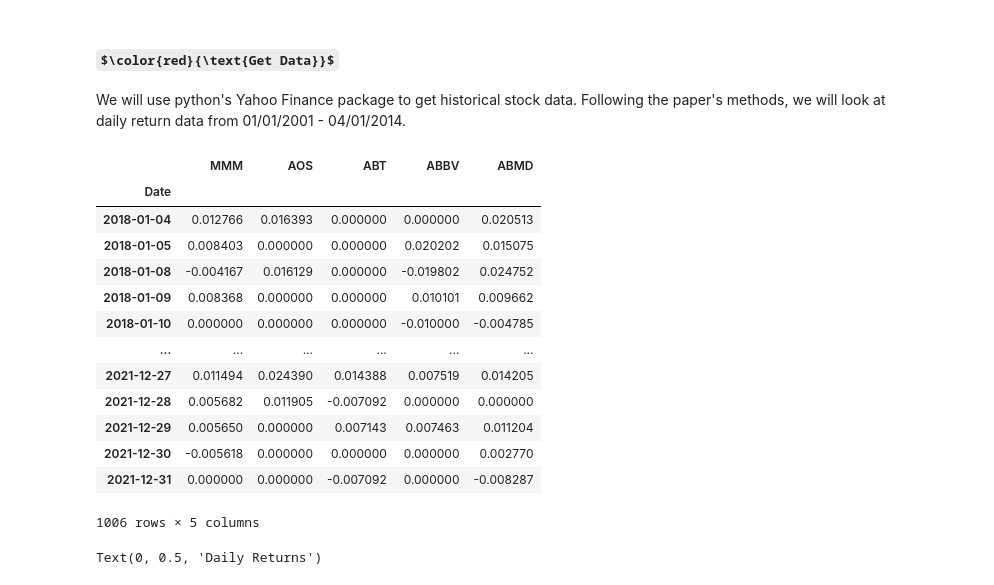
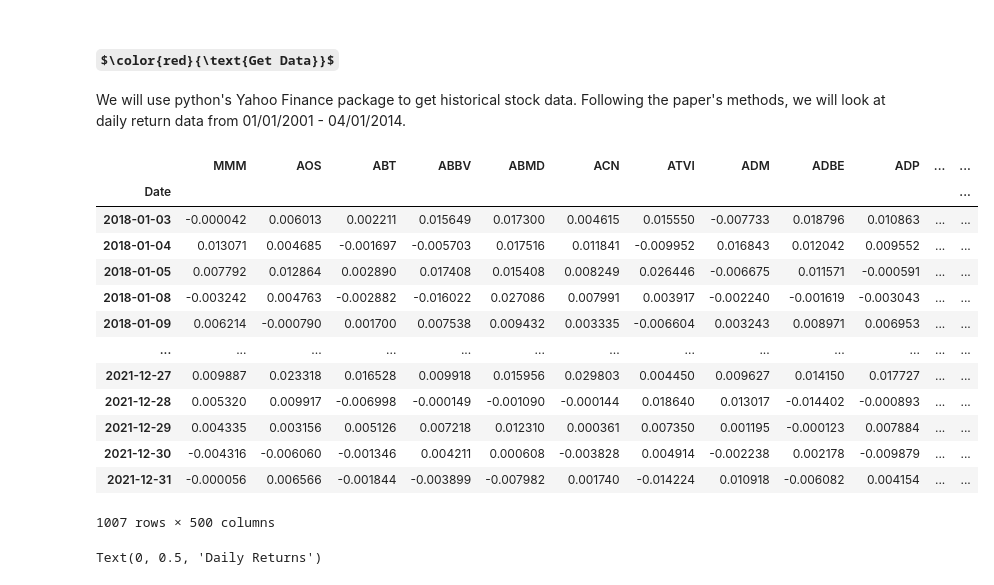
Before and after one commit to jasonbohne123/Split_Bregman_MPT, a Jupyter notebook: PortfolioOptimization.ipynb, the cells around one changed output. Cells and saved outputs as stored; diff of their text form; code cells hidden in the pictures; some formulas as TeX source.

```diff
--- a/PortfolioOptimization.ipynb
+++ b/PortfolioOptimization.ipynb
@@ -36,58 +37,56 @@ for ticker in positions:
 returns = prices.pct_change(1).iloc[1:, :]
 returns.mean()
 
-'''
 prices = pd.read_csv('equity_data_2021.csv')
 prices.set_index('Date', inplace = True)
 prices = prices.fillna(0)
 prices = prices.astype(int)
 
 returns = prices.pct_change(1).iloc[1:, :]
 returns = returns.fillna(0)
-returns = returns.iloc[1:, :5]
+returns = returns.iloc[1:, :10]
 
 frac=0.75
 cutoff=np.floor(frac*len(returns.index)).astype(int)
 returns_train = returns.iloc[:cutoff]
 returns_test = returns.iloc[cutoff:]
 
 
 '''
 equity_data=pd.read_csv('equity_data_2021.csv')
 equity_data.index=equity_data['Date']
 equity_data=equity_data.drop(columns=['Date'])
 
 returns=((equity_data/equity_data.shift(1))-1)
 returns=returns.fillna(0)
 returns=returns.iloc[1:]
 frac=0.75
 cutoff=np.floor(frac*len(returns.index)).astype(int)
 
-returns=returns.iloc[:cutoff]
-returns_test=returns.iloc[cutoff:]
+returns_train = returns.iloc[:cutoff]
+returns_test = returns.iloc[cutoff:]
 
-returns = returns.iloc[:, :10]
-'''
+returns = returns.iloc[:, :]
 
 positions = list(returns.columns)
 TrainDays = len(returns_train)
 TestDays = len(returns_test)
 returns
 # %% [output]
-|  | MMM | AOS | ABT | ABBV | ABMD |
-| Date |  |  |  |  |  |
-| 2018-01-04 | 0.012766 | 0.016393 | 0.000000 | 0.000000 | 0.020513 |
-| 2018-01-05 | 0.008403 | 0.000000 | 0.000000 | 0.020202 | 0.015075 |
-| 2018-01-08 | -0.004167 | 0.016129 | 0.000000 | -0.019802 | 0.024752 |
-| 2018-01-09 | 0.008368 | 0.000000 | 0.000000 | 0.010101 | 0.009662 |
-| 2018-01-10 | 0.000000 | 0.000000 | 0.000000 | -0.010000 | -0.004785 |
-| ... | ... | ... | ... | ... | ... |
-| 2021-12-27 | 0.011494 | 0.024390 | 0.014388 | 0.007519 | 0.014205 |
-| 2021-12-28 | 0.005682 | 0.011905 | -0.007092 | 0.000000 | 0.000000 |
-| 2021-12-29 | 0.005650 | 0.000000 | 0.007143 | 0.007463 | 0.011204 |
-| 2021-12-30 | -0.005618 | 0.000000 | 0.000000 | 0.000000 | 0.002770 |
-| 2021-12-31 | 0.000000 | 0.000000 | -0.007092 | 0.000000 | -0.008287 |
+|  | MMM | AOS | ABT | ABBV | ABMD | ACN | ATVI | ADM | ADBE | ADP | ... | ... |
+| Date |  |  |  |  |  |  |  |  |  |  |  | ... |
+| 2018-01-03 | -0.000042 | 0.006013 | 0.002211 | 0.015649 | 0.017300 | 0.004615 | 0.015550 | -0.007733 | 0.018796 | 0.010863 | ... | ... |
+| 2018-01-04 | 0.013071 | 0.004685 | -0.001697 | -0.005703 | 0.017516 | 0.011841 | -0.009952 | 0.016843 | 0.012042 | 0.009552 | ... | ... |
+| 2018-01-05 | 0.007792 | 0.012864 | 0.002890 | 0.017408 | 0.015408 | 0.008249 | 0.026446 | -0.006675 | 0.011571 | -0.000591 | ... | ... |
+| 2018-01-08 | -0.003242 | 0.004763 | -0.002882 | -0.016022 | 0.027086 | 0.007991 | 0.003917 | -0.002240 | -0.001619 | -0.003043 | ... | ... |
+| 2018-01-09 | 0.006214 | -0.000790 | 0.001700 | 0.007538 | 0.009432 | 0.003335 | -0.006604 | 0.003243 | 0.008971 | 0.006953 | ... | ... |
+| ... | ... | ... | ... | ... | ... | ... | ... | ... | ... | ... | ... | ... |
+| 2021-12-27 | 0.009887 | 0.023318 | 0.016528 | 0.009918 | 0.015956 | 0.029803 | 0.004450 | 0.009627 | 0.014150 | 0.017727 | ... | ... |
+| 2021-12-28 | 0.005320 | 0.009917 | -0.006998 | -0.000149 | -0.001090 | -0.000144 | 0.018640 | 0.013017 | -0.014402 | -0.000893 | ... | ... |
+| 2021-12-29 | 0.004335 | 0.003156 | 0.005126 | 0.007218 | 0.012310 | 0.000361 | 0.007350 | 0.001195 | -0.000123 | 0.007884 | ... | ... |
+| 2021-12-30 | -0.004316 | -0.006060 | -0.001346 | 0.004211 | 0.000608 | -0.003828 | 0.004914 | -0.002238 | 0.002178 | -0.009879 | ... | ... |
+| 2021-12-31 | -0.000056 | 0.006566 | -0.001844 | -0.003899 | -0.007982 | 0.001740 | -0.014224 | 0.010918 | -0.006082 | 0.004154 | ... | ... |
-1006 rows × 5 columns
+1007 rows × 500 columns
 # %%
 plt.figure(figsize = (14, 7))
 for c in returns.columns.values:
```
Also changed, not shown: parts of 5 cells of this notebook.
